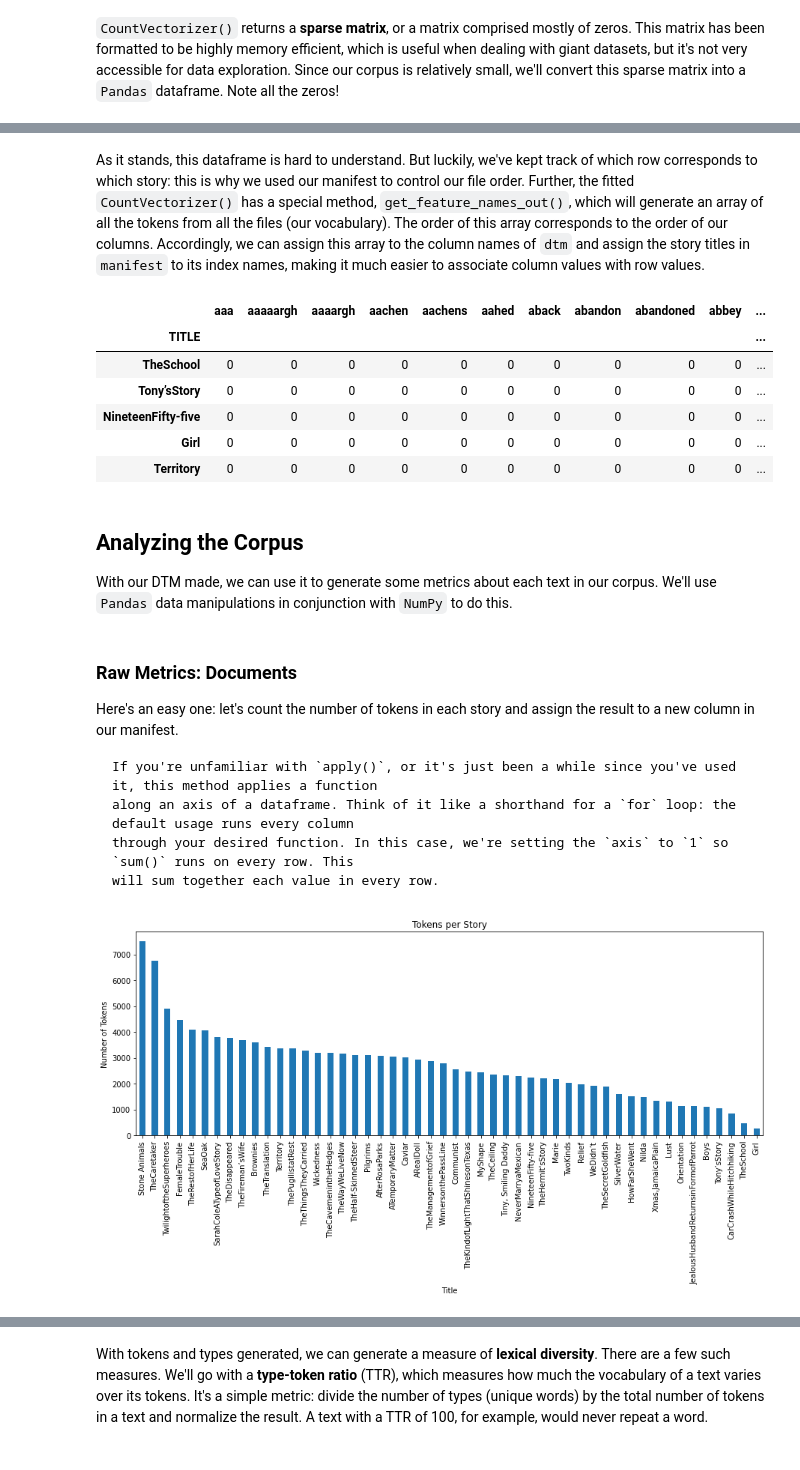
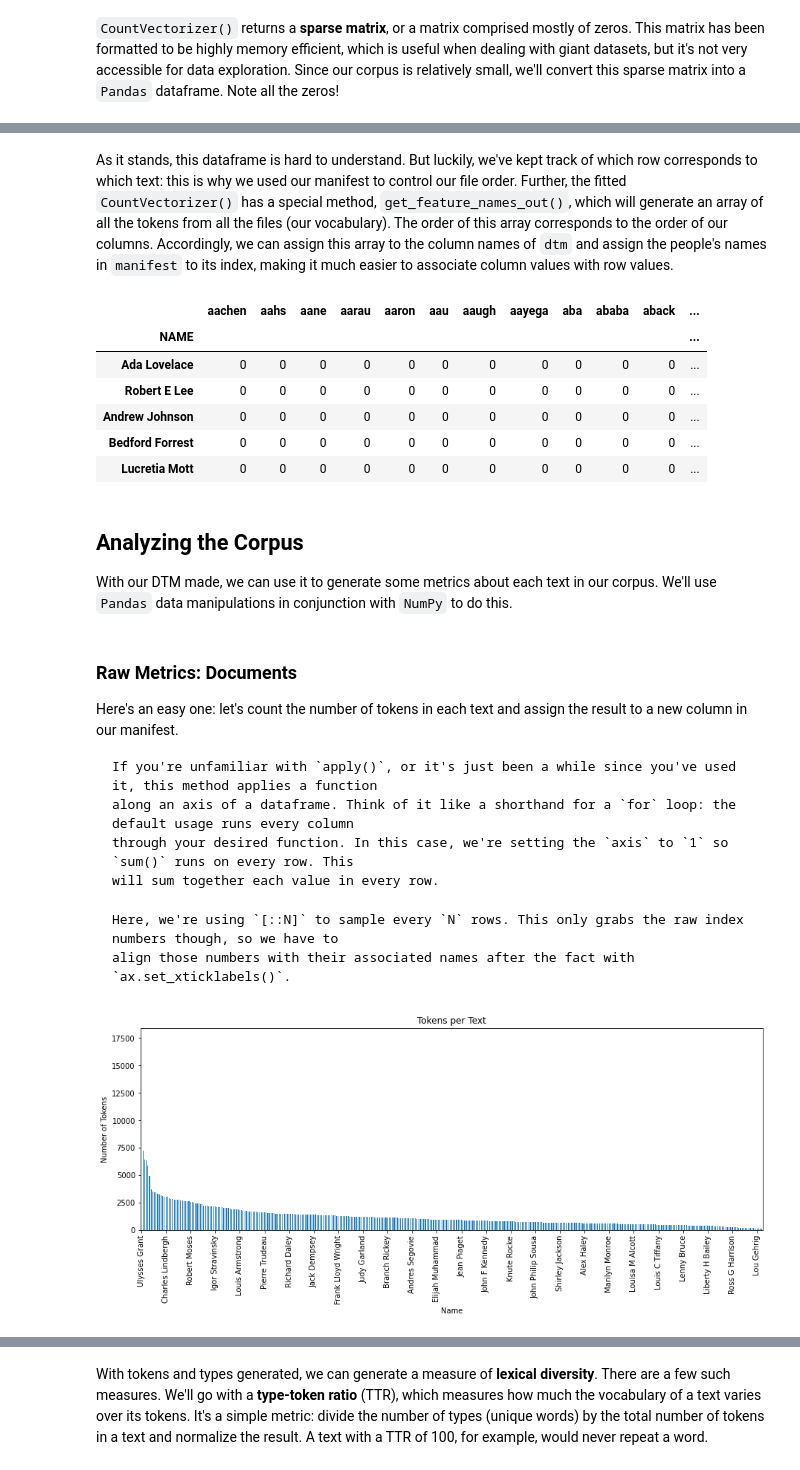
Before and after one commit to ucdavisdatalab/workshop_getting_started_with_textual_data, a Jupyter notebook: 04_corpus-analytics.ipynb, the cells around one changed output, grey strips where cells are left out. Drawn from its saved outputs; the diff is of its cells as text; code cells hidden in the pictures.

Commit message:
switching to the obituary corpus

````diff
--- a/04_corpus-analytics.ipynb
+++ b/04_corpus-analytics.ipynb
@@ -56,4 +62,4 @@ Here are a few story titles, selected at random:
 # %%
-for title in manifest.sample(5).index:
-    print(f"{manifest.loc[title, 'NAME']}:", title)
+for idx in manifest.sample(5).index:
+    print(f"Name: {manifest.loc[idx, 'NAME']}\nYear: {manifest.loc[idx, 'YEAR']}\n")
 # %% [output]
@@ -124,8 +139,7 @@ def remove_digits(doc):
     return re.sub(r"[0-9]", "", doc)
 
 def remove_whitespace(doc):
-    doc = re.sub(r"\s+", " ", doc)
-    return doc
+    return re.sub(r"\s+", " ", doc)
 
 def remove_stop_words(doc):
     doc = doc.split()
@@ -177,7 +190,7 @@ corpus = []
 for title in manifest.index:
     filepath = indir + manifest.loc[title, 'FILE_NAME']
     with open(filepath, 'r') as f:
-        story = f.read()
-        cleaned_story = clean(story)
-        corpus.append(cleaned_story)
+        text = f.read()
+        cleaned = clean(text)
+        corpus.append(cleaned)
 # %% [markdown]
@@ -295,23 +308,23 @@ dtm.iloc[:5,:15]
 | 4 | 0 | 0 | 0 | 0 | 0 | 0 | 0 | 0 | 0 | 0 | 0 | ... |
 # %% [markdown]
 As it stands, this dataframe is hard to understand. But luckily, we've kept track of which row corresponds to which
-story: this is why we used our manifest to control our file order. Further, the fitted `CountVectorizer()` has a
+text: this is why we used our manifest to control our file order. Further, the fitted `CountVectorizer()` has a
 special method, `get_feature_names_out()`, which will generate an array of all the tokens from all the files (our
 vocabulary). The order of this array corresponds to the order of our columns. Accordingly, we can assign this array
-to the column names of `dtm` and assign the story titles in `manifest` to its index names, making it much easier to
+to the column names of `dtm` and assign the people's names in `manifest` to its index, making it much easier to
 associate column values with row values.
 # %%
 dtm.columns = count_vectorizer.get_feature_names_out()
-dtm.index = manifest.index
+dtm.index = manifest['NAME']
 dtm.iloc[:5,:15]
 # %% [output]
-|  | aaa | aaaaargh | aaaargh | aachen | aachens | aahed | aback | abandon | abandoned | abbey | ... |
-| TITLE |  |  |  |  |  |  |  |  |  |  | ... |
-| TheSchool | 0 | 0 | 0 | 0 | 0 | 0 | 0 | 0 | 0 | 0 | ... |
-| Tony’sStory | 0 | 0 | 0 | 0 | 0 | 0 | 0 | 0 | 0 | 0 | ... |
-| NineteenFifty-five | 0 | 0 | 0 | 0 | 0 | 0 | 0 | 0 | 0 | 0 | ... |
-| Girl | 0 | 0 | 0 | 0 | 0 | 0 | 0 | 0 | 0 | 0 | ... |
-| Territory | 0 | 0 | 0 | 0 | 0 | 0 | 0 | 0 | 0 | 0 | ... |
+|  | aachen | aahs | aane | aarau | aaron | aau | aaugh | aayega | aba | ababa | aback | ... |
+| NAME |  |  |  |  |  |  |  |  |  |  |  | ... |
+| Ada Lovelace | 0 | 0 | 0 | 0 | 0 | 0 | 0 | 0 | 0 | 0 | 0 | ... |
+| Robert E Lee | 0 | 0 | 0 | 0 | 0 | 0 | 0 | 0 | 0 | 0 | 0 | ... |
+| Andrew Johnson | 0 | 0 | 0 | 0 | 0 | 0 | 0 | 0 | 0 | 0 | 0 | ... |
+| Bedford Forrest | 0 | 0 | 0 | 0 | 0 | 0 | 0 | 0 | 0 | 0 | 0 | ... |
+| Lucretia Mott | 0 | 0 | 0 | 0 | 0 | 0 | 0 | 0 | 0 | 0 | 0 | ... |
 # %% [markdown]
 Analyzing the Corpus
 -------------------------
@@ -321,7 +334,7 @@ manipulations in conjunction with `NumPy` to do this.
 # %% [markdown]
 ### Raw Metrics: Documents
 
-Here's an easy one: let's count the number of tokens in each story and assign the result to a new column in our
+Here's an easy one: let's count the number of tokens in each text and assign the result to a new column in our
 manifest.
 
 ```{margin} Vectorized functions
@@ -330,16 +343,26 @@ along an axis of a dataframe. Think of it like a shorthand for a `for` loop: the
 through your desired function. In this case, we're setting the `axis` to `1` so `sum()` runs on every row. This
 will sum together each value in every row.
 ```
+
+```{margin} Sampling ticks
+Here, we're using `[::N]` to sample every `N` rows. This only grabs the raw index numbers though, so we have to
+align those numbers with their associated names after the fact with `ax.set_xticklabels()`.
+```
 # %%
 import numpy as np
 
 manifest = manifest.assign(NUM_TOKENS = dtm.apply(sum, axis = 1).values)
 
-manifest['NUM_TOKENS'].sort_values(ascending = False).plot.bar(figsize = (15, 5),
-                                                               title = "Tokens per Story",
-                                                               xlabel = 'Title',
-                                                               ylabel = 'Number of Tokens'
-                                                              );
+to_plot = manifest.sort_values('NUM_TOKENS', ascending = False).reset_index(drop=True)
+ax = to_plot.plot.bar(figsize = (15, 5),
+                      y = 'NUM_TOKENS',
+                      title = 'Tokens per Text',
+                      xlabel = 'Name',
+                      ylabel = 'Number of Tokens',
+                      legend = False,
+                      xticks = to_plot[::15].index,
+                     )
+ax.set_xticklabels(to_plot[::15]['NAME']);
 # %% [output]
-[figure, old version]
+[figure, new version]
 # %% [markdown]
````
Also changed, not shown: parts of 44 cells of this notebook, 2 other files.
